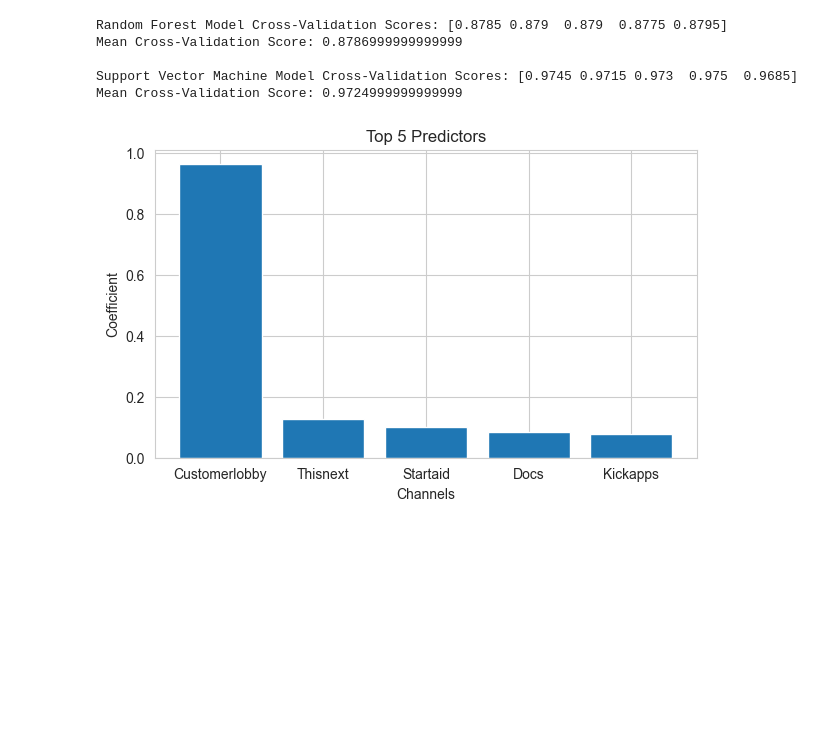
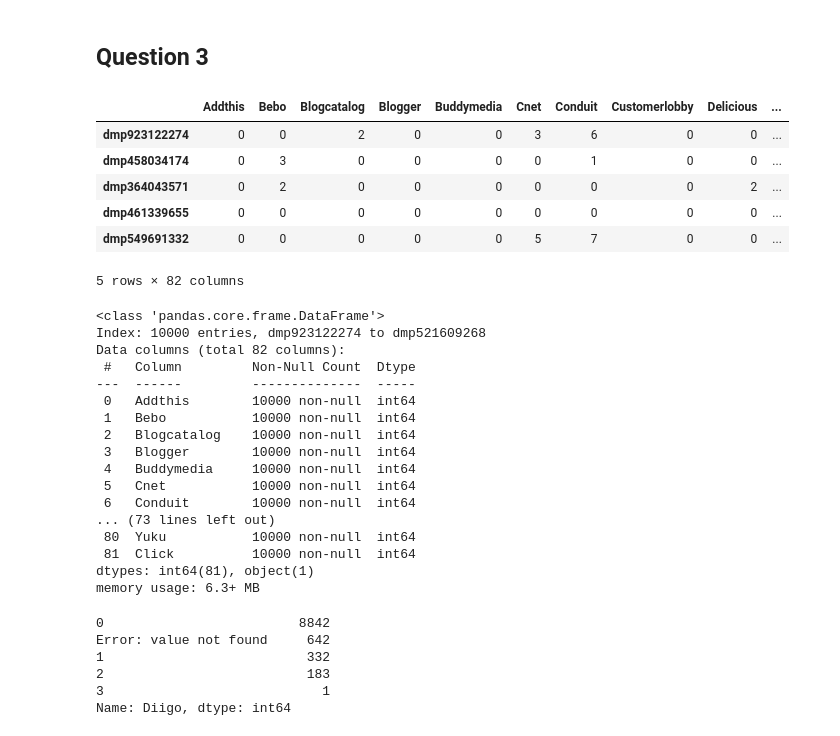
Before and after one commit to andeepl7/MLAssignments, a Jupyter notebook: SecondAssignment/Q3-Assignment2.ipynb, the cells around one changed output. Saved outputs shown, nothing was run; the diff lists cells and outputs as text; code cells hidden in the pictures; blank space fills up the shorter version.

```diff
--- a/SecondAssignment/Q3-Assignment2.ipynb
+++ b/SecondAssignment/Q3-Assignment2.ipynb
@@ -163,17 +0,0 @@ Accuracy: 0.968
-# %%
-# Cross-validation
-
-#Scores for Random Forest model
-rf_cv_scores = cross_val_score(rf_model, X, Y, cv=5)
-print("\nRandom Forest Model Cross-Validation Scores:", rf_cv_scores)
-print("Mean Cross-Validation Score:", rf_cv_scores.mean())
-
-sv_cv_scores = cross_val_score(svm_model, X, Y, cv=5)
-print("\nSupport Vector Machine Model Cross-Validation Scores:", sv_cv_scores)
-print("Mean Cross-Validation Score:", sv_cv_scores.mean())
-# %% [output]
-Random Forest Model Cross-Validation Scores: [0.8785 0.879  0.879  0.8775 0.8795]
-Mean Cross-Validation Score: 0.8786999999999999
-
-Support Vector Machine Model Cross-Validation Scores: [0.9745 0.9715 0.973  0.975  0.9685]
-Mean Cross-Validation Score: 0.9724999999999999
@@ -204,4 +1,2 @@ def plot_top_predictors(X, y, n=5):
-# %%
-plot_top_predictors(X,Y, n=5)
-# %% [output]
-[figure, removed]
+# %% [markdown]
+## Question 3
@@ -207,0 +22,42 @@ plot_top_predictors(X,Y, n=5)
+# %%
+#Importing the database
+df = pd.read_csv("data.csv", index_col=0)
+df.head(5)
+# %% [output]
+|  | Addthis | Bebo | Blogcatalog | Blogger | Buddymedia | Cnet | Conduit | Customerlobby | Delicious | ... |
+| dmp923122274 | 0 | 0 | 2 | 0 | 0 | 3 | 6 | 0 | 0 | ... |
+| dmp458034174 | 0 | 3 | 0 | 0 | 0 | 0 | 1 | 0 | 0 | ... |
+| dmp364043571 | 0 | 2 | 0 | 0 | 0 | 0 | 0 | 0 | 2 | ... |
+| dmp461339655 | 0 | 0 | 0 | 0 | 0 | 0 | 0 | 0 | 0 | ... |
+| dmp549691332 | 0 | 0 | 0 | 0 | 0 | 5 | 7 | 0 | 0 | ... |
+5 rows × 82 columns
+# %%
+df.info()
+#Diigo: object
+# %% [output]
+<class 'pandas.core.frame.DataFrame'>
+Index: 10000 entries, dmp923122274 to dmp521609268
+Data columns (total 82 columns):
+ #   Column         Non-Null Count  Dtype
+---  ------         --------------  -----
+ 0   Addthis        10000 non-null  int64
+ 1   Bebo           10000 non-null  int64
+ 2   Blogcatalog    10000 non-null  int64
+ 3   Blogger        10000 non-null  int64
+ 4   Buddymedia     10000 non-null  int64
+ 5   Cnet           10000 non-null  int64
+ 6   Conduit        10000 non-null  int64
+... (73 lines left out)
+ 80  Yuku           10000 non-null  int64
+ 81  Click          10000 non-null  int64
+dtypes: int64(81), object(1)
+memory usage: 6.3+ MB
+# %%
+df["Diigo"].value_counts()
+# %% [output]
+0                         8842
+Error: value not found     642
+1                          332
+2                          183
+3                            1
+Name: Diigo, dtype: int64
```
Also changed, not shown: parts of 63 cells of this notebook, 1 other file.
